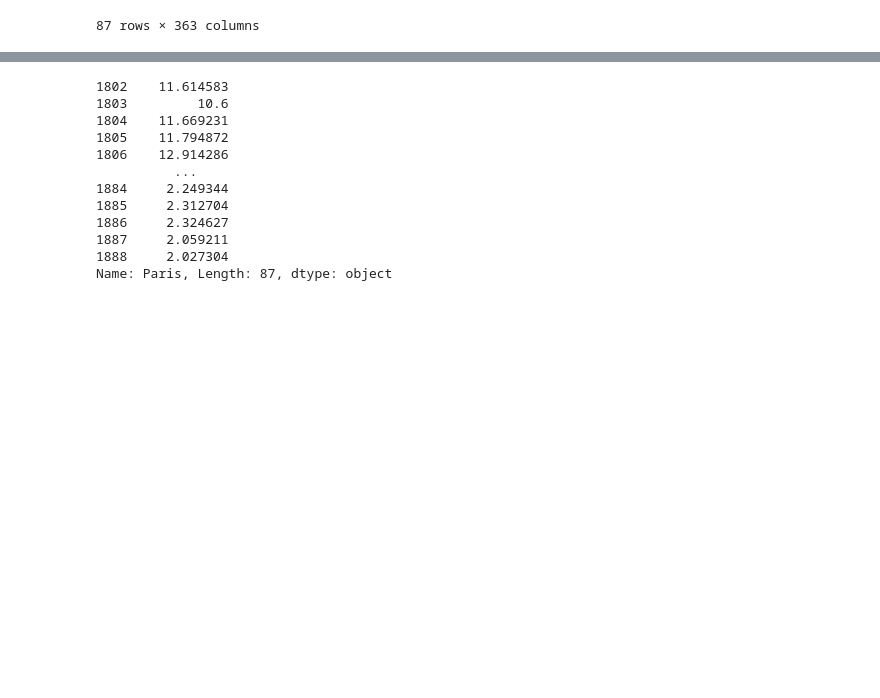
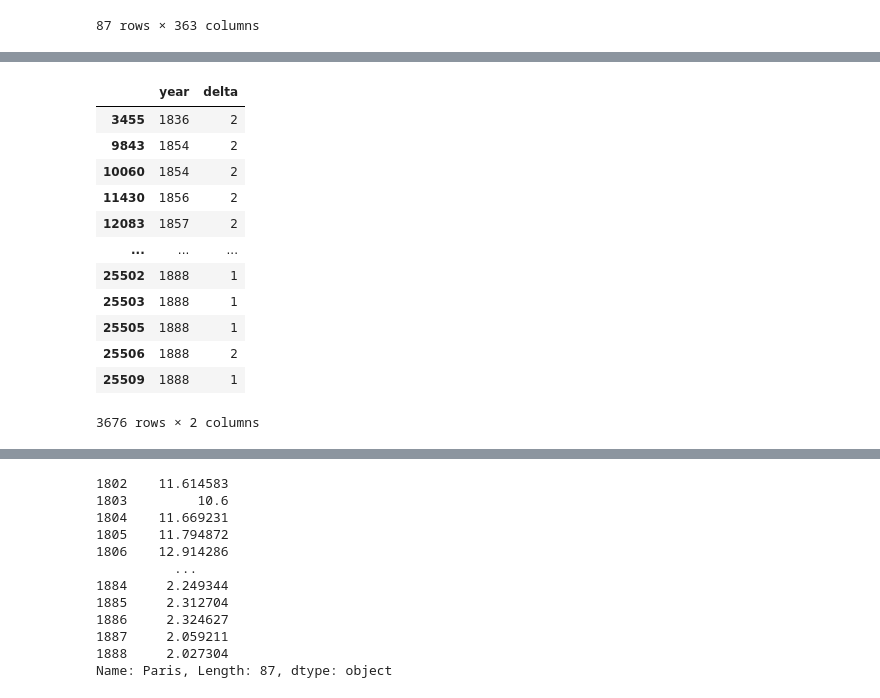
Before and after one commit to krkryger/rigasche-zeitung, a Jupyter notebook: notebooks/scrap.ipynb, the cells around one changed output, grey strips where cells are left out. Cells and saved outputs as stored; diff of their text form; code cells hidden in the pictures; blank space fills up the shorter version.

```diff
--- a/notebooks/acta.ipynb
+++ b/notebooks/scrap.ipynb
@@ -507,0 +485,18 @@ df
+# %%
+paris = pd.read_csv('../streamlit/data/placenames/Paris.tsv', sep='\t', encoding='utf8')
+# %%
+paris.loc[paris.delta <= 2]
+# %% [output]
+|  | year | delta |
+| 3455 | 1836 | 2 |
+| 9843 | 1854 | 2 |
+| 10060 | 1854 | 2 |
+| 11430 | 1856 | 2 |
+| 12083 | 1857 | 2 |
+| ... | ... | ... |
+| 25502 | 1888 | 1 |
+| 25503 | 1888 | 1 |
+| 25505 | 1888 | 1 |
+| 25506 | 1888 | 2 |
+| 25509 | 1888 | 1 |
+3676 rows × 2 columns
```
Also changed, not shown: parts of 23 cells of this notebook, 1 other file.
